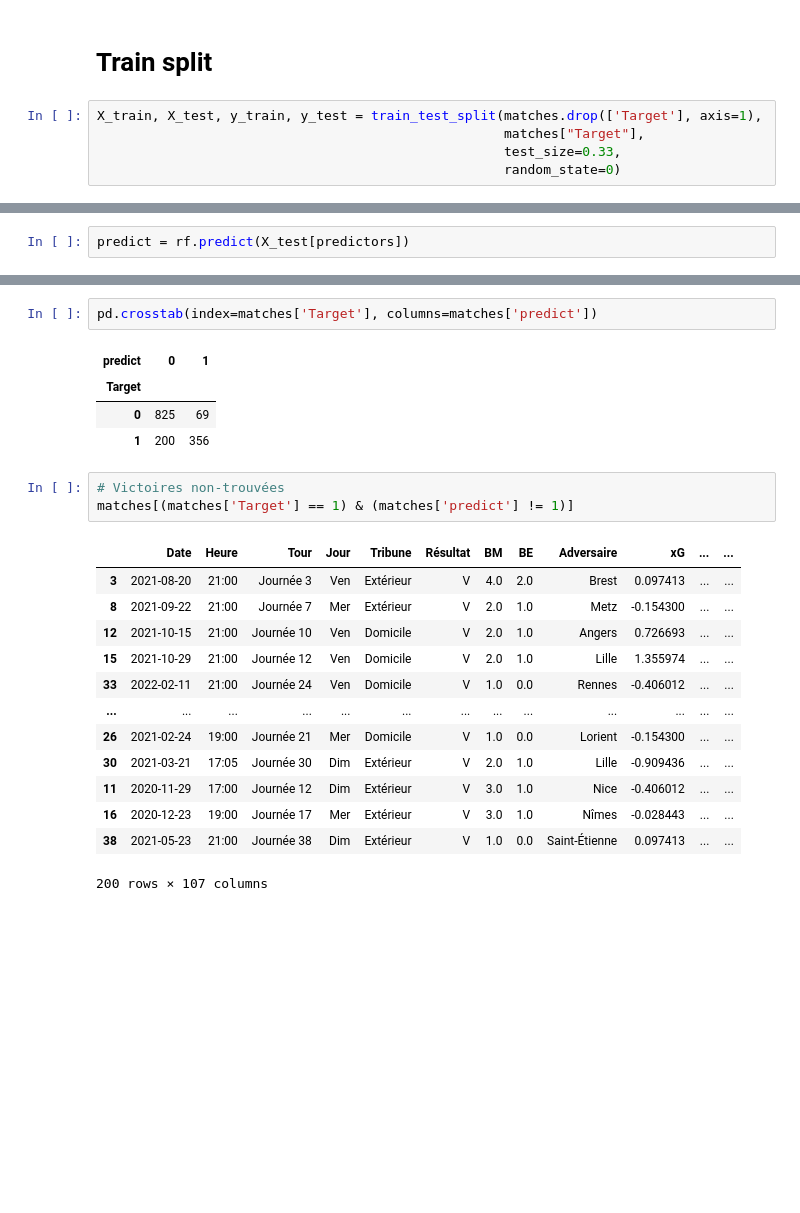
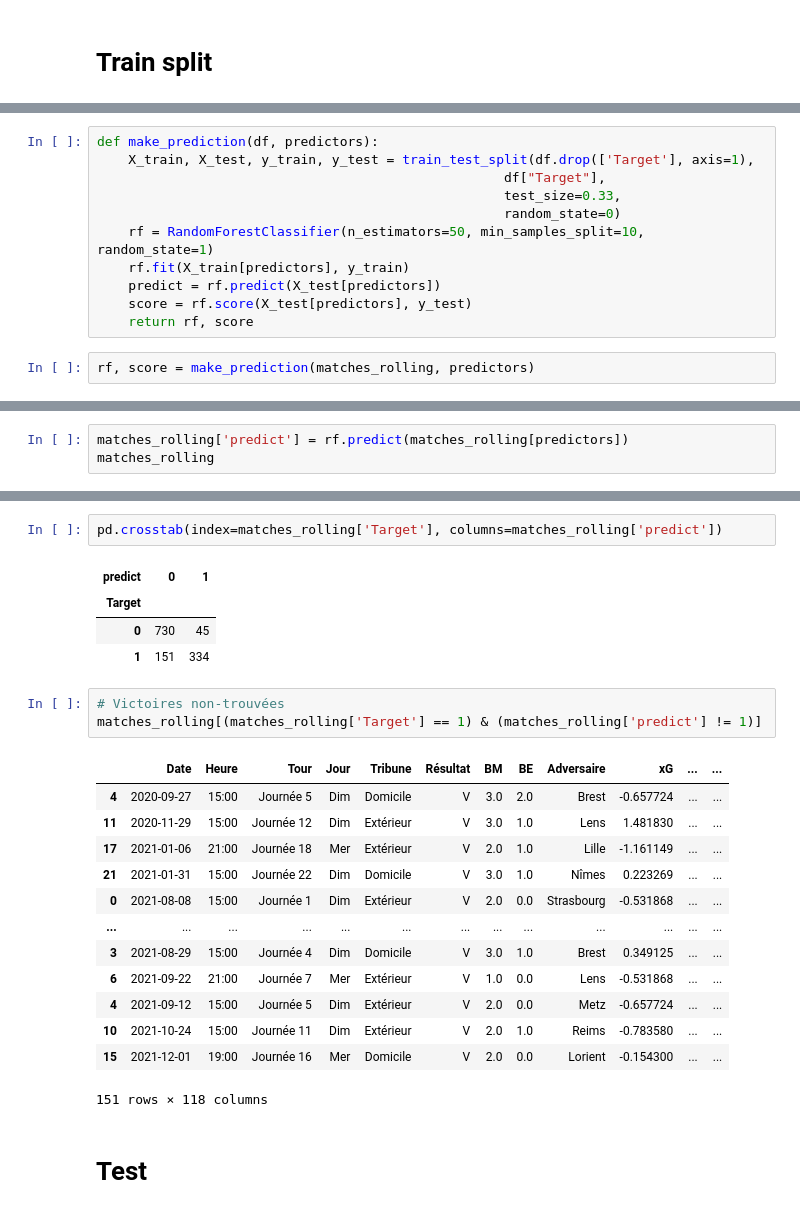
Before and after one commit to Tomlora/Ligue1, a Jupyter notebook: prediction.ipynb, the cells around one changed output, grey strips where cells are left out. Drawn from its saved outputs; the diff is of its cells as text; blank space fills up the shorter version.

```diff
--- a/prediction.ipynb
+++ b/prediction.ipynb
@@ -200,8 +253,3 @@ predictors
  74]
 # %% [markdown]
 # Train split
-# %%
-X_train, X_test, y_train, y_test = train_test_split(matches.drop(['Target'], axis=1),
-                                                    matches["Target"],
-                                                    test_size=0.33,
-                                                    random_state=0)
@@ -213,0 +256,13 @@ RandomForestClassifier(min_samples_split=10, n_estimators=50, random_state=1)
+# %%
+def make_prediction(df, predictors):
+    X_train, X_test, y_train, y_test = train_test_split(df.drop(['Target'], axis=1),
+                                                    df["Target"],
+                                                    test_size=0.33,
+                                                    random_state=0)
+    rf = RandomForestClassifier(n_estimators=50, min_samples_split=10, random_state=1)
+    rf.fit(X_train[predictors], y_train)
+    predict = rf.predict(X_test[predictors])
+    score = rf.score(X_test[predictors], y_test)
+    return rf, score
+# %%
+rf, score = make_prediction(matches_rolling, predictors)
@@ -214,2 +273,3 @@ RandomForestClassifier(min_samples_split=10, n_estimators=50, random_state=1)
 # %%
-predict = rf.predict(X_test[predictors])
+matches_rolling['predict'] = rf.predict(matches_rolling[predictors])
+matches_rolling
@@ -237,24 +290,26 @@ matches
 # %%
-pd.crosstab(index=matches['Target'], columns=matches['predict'])
+pd.crosstab(index=matches_rolling['Target'], columns=matches_rolling['predict'])
 # %% [output]
 | predict | 0 | 1 |
 | Target |  |  |
-| 0 | 825 | 69 |
-| 1 | 200 | 356 |
+| 0 | 730 | 45 |
+| 1 | 151 | 334 |
 # %%
 # Victoires non-trouvées
-matches[(matches['Target'] == 1) & (matches['predict'] != 1)]
+matches_rolling[(matches_rolling['Target'] == 1) & (matches_rolling['predict'] != 1)]
 # %% [output]
 |  | Date | Heure | Tour | Jour | Tribune | Résultat | BM | BE | Adversaire | xG | ... | ... |
-| 3 | 2021-08-20 | 21:00 | Journée 3 | Ven | Extérieur | V | 4.0 | 2.0 | Brest | 0.097413 | ... | ... |
-| 8 | 2021-09-22 | 21:00 | Journée 7 | Mer | Extérieur | V | 2.0 | 1.0 | Metz | -0.154300 | ... | ... |
-| 12 | 2021-10-15 | 21:00 | Journée 10 | Ven | Domicile | V | 2.0 | 1.0 | Angers | 0.726693 | ... | ... |
-| 15 | 2021-10-29 | 21:00 | Journée 12 | Ven | Domicile | V | 2.0 | 1.0 | Lille | 1.355974 | ... | ... |
-| 33 | 2022-02-11 | 21:00 | Journée 24 | Ven | Domicile | V | 1.0 | 0.0 | Rennes | -0.406012 | ... | ... |
+| 4 | 2020-09-27 | 15:00 | Journée 5 | Dim | Domicile | V | 3.0 | 2.0 | Brest | -0.657724 | ... | ... |
+| 11 | 2020-11-29 | 15:00 | Journée 12 | Dim | Extérieur | V | 3.0 | 1.0 | Lens | 1.481830 | ... | ... |
+| 17 | 2021-01-06 | 21:00 | Journée 18 | Mer | Extérieur | V | 2.0 | 1.0 | Lille | -1.161149 | ... | ... |
+| 21 | 2021-01-31 | 15:00 | Journée 22 | Dim | Domicile | V | 3.0 | 1.0 | Nîmes | 0.223269 | ... | ... |
+| 0 | 2021-08-08 | 15:00 | Journée 1 | Dim | Extérieur | V | 2.0 | 0.0 | Strasbourg | -0.531868 | ... | ... |
 | ... | ... | ... | ... | ... | ... | ... | ... | ... | ... | ... | ... | ... |
-| 26 | 2021-02-24 | 19:00 | Journée 21 | Mer | Domicile | V | 1.0 | 0.0 | Lorient | -0.154300 | ... | ... |
-| 30 | 2021-03-21 | 17:05 | Journée 30 | Dim | Extérieur | V | 2.0 | 1.0 | Lille | -0.909436 | ... | ... |
-| 11 | 2020-11-29 | 17:00 | Journée 12 | Dim | Extérieur | V | 3.0 | 1.0 | Nice | -0.406012 | ... | ... |
-| 16 | 2020-12-23 | 19:00 | Journée 17 | Mer | Extérieur | V | 3.0 | 1.0 | Nîmes | -0.028443 | ... | ... |
-| 38 | 2021-05-23 | 21:00 | Journée 38 | Dim | Extérieur | V | 1.0 | 0.0 | Saint-Étienne | 0.097413 | ... | ... |
+| 3 | 2021-08-29 | 15:00 | Journée 4 | Dim | Domicile | V | 3.0 | 1.0 | Brest | 0.349125 | ... | ... |
+| 6 | 2021-09-22 | 21:00 | Journée 7 | Mer | Extérieur | V | 1.0 | 0.0 | Lens | -0.531868 | ... | ... |
+| 4 | 2021-09-12 | 15:00 | Journée 5 | Dim | Extérieur | V | 2.0 | 0.0 | Metz | -0.657724 | ... | ... |
+| 10 | 2021-10-24 | 15:00 | Journée 11 | Dim | Extérieur | V | 2.0 | 1.0 | Reims | -0.783580 | ... | ... |
+| 15 | 2021-12-01 | 19:00 | Journée 16 | Mer | Domicile | V | 2.0 | 0.0 | Lorient | -0.154300 | ... | ... |
-200 rows × 107 columns
+151 rows × 118 columns
+# %% [markdown]
+# Test
```
Also changed, not shown: parts of 27 cells of this notebook, 2 other files.
